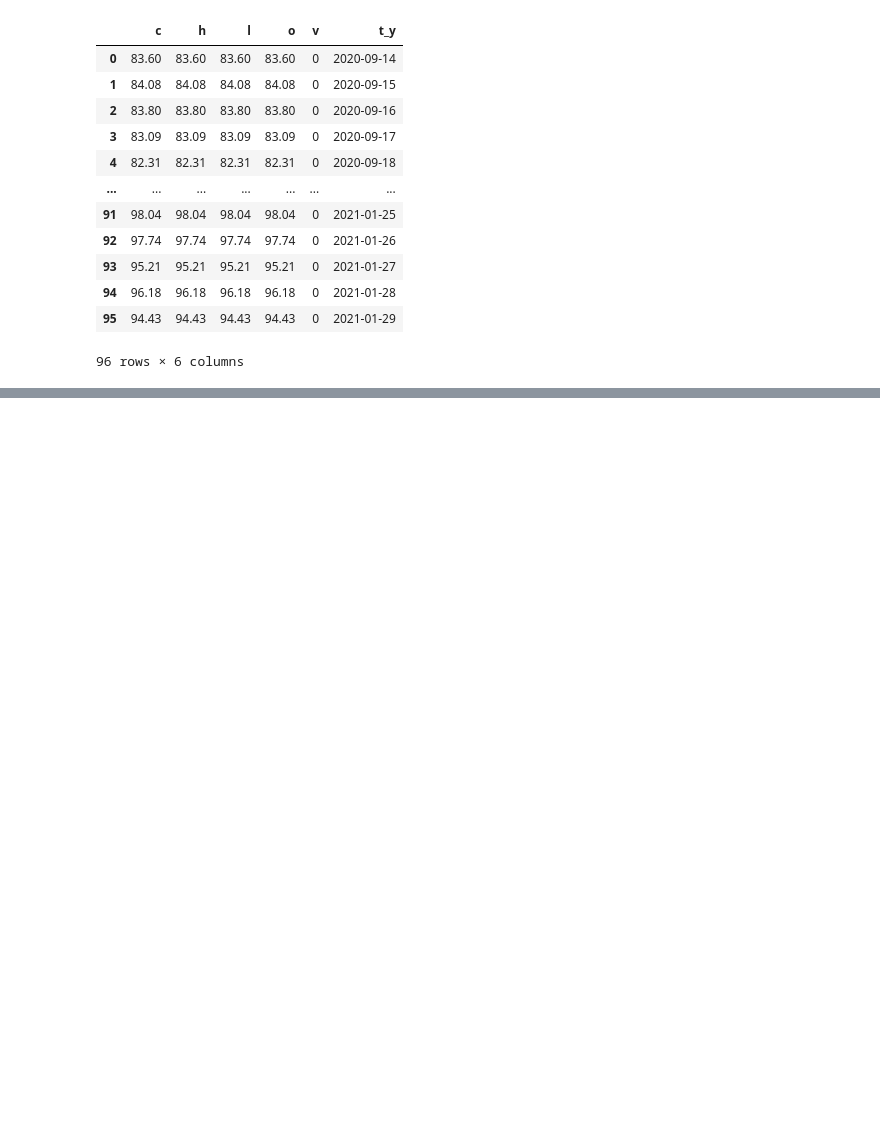
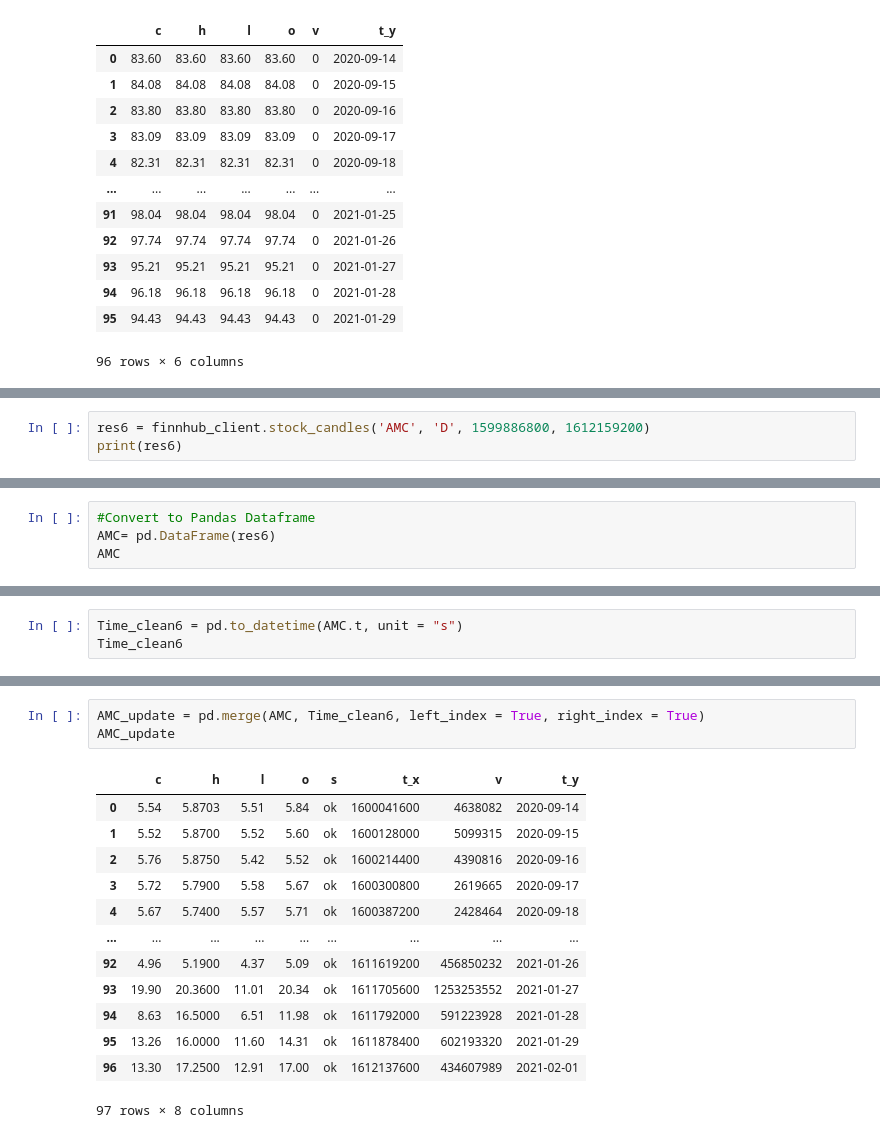
Before and after one commit to cmcoder9/Shortease, a Jupyter notebook: main.ipynb, the cells around one changed output, grey strips where cells are left out. Drawn from its saved outputs; the diff is of its cells as text; blank space fills up the shorter version.

```diff
--- a/main.ipynb
+++ b/main.ipynb
@@ -193,0 +337,3 @@ S_P_update
+# %%
+res6 = finnhub_client.stock_candles('AMC', 'D', 1599886800, 1612159200)
+print(res6)
@@ -193,0 +342,4 @@ S_P_update
+# %%
+#Convert to Pandas Dataframe
+AMC= pd.DataFrame(res6)
+AMC
@@ -193,0 +360,3 @@ S_P_update
+# %%
+Time_clean6 = pd.to_datetime(AMC.t, unit = "s")
+Time_clean6
@@ -193,0 +376,17 @@ S_P_update
+# %%
+AMC_update = pd.merge(AMC, Time_clean6, left_index = True, right_index = True)
+AMC_update
+# %% [output]
+|  | c | h | l | o | s | t_x | v | t_y |
+| 0 | 5.54 | 5.8703 | 5.51 | 5.84 | ok | 1600041600 | 4638082 | 2020-09-14 |
+| 1 | 5.52 | 5.8700 | 5.52 | 5.60 | ok | 1600128000 | 5099315 | 2020-09-15 |
+| 2 | 5.76 | 5.8750 | 5.42 | 5.52 | ok | 1600214400 | 4390816 | 2020-09-16 |
+| 3 | 5.72 | 5.7900 | 5.58 | 5.67 | ok | 1600300800 | 2619665 | 2020-09-17 |
+| 4 | 5.67 | 5.7400 | 5.57 | 5.71 | ok | 1600387200 | 2428464 | 2020-09-18 |
+| ... | ... | ... | ... | ... | ... | ... | ... | ... |
+| 92 | 4.96 | 5.1900 | 4.37 | 5.09 | ok | 1611619200 | 456850232 | 2021-01-26 |
+| 93 | 19.90 | 20.3600 | 11.01 | 20.34 | ok | 1611705600 | 1253253552 | 2021-01-27 |
+| 94 | 8.63 | 16.5000 | 6.51 | 11.98 | ok | 1611792000 | 591223928 | 2021-01-28 |
+| 95 | 13.26 | 16.0000 | 11.60 | 14.31 | ok | 1611878400 | 602193320 | 2021-01-29 |
+| 96 | 13.30 | 17.2500 | 12.91 | 17.00 | ok | 1612137600 | 434607989 | 2021-02-01 |
+97 rows × 8 columns
```
Also changed, not shown: parts of 21 cells of this notebook.
